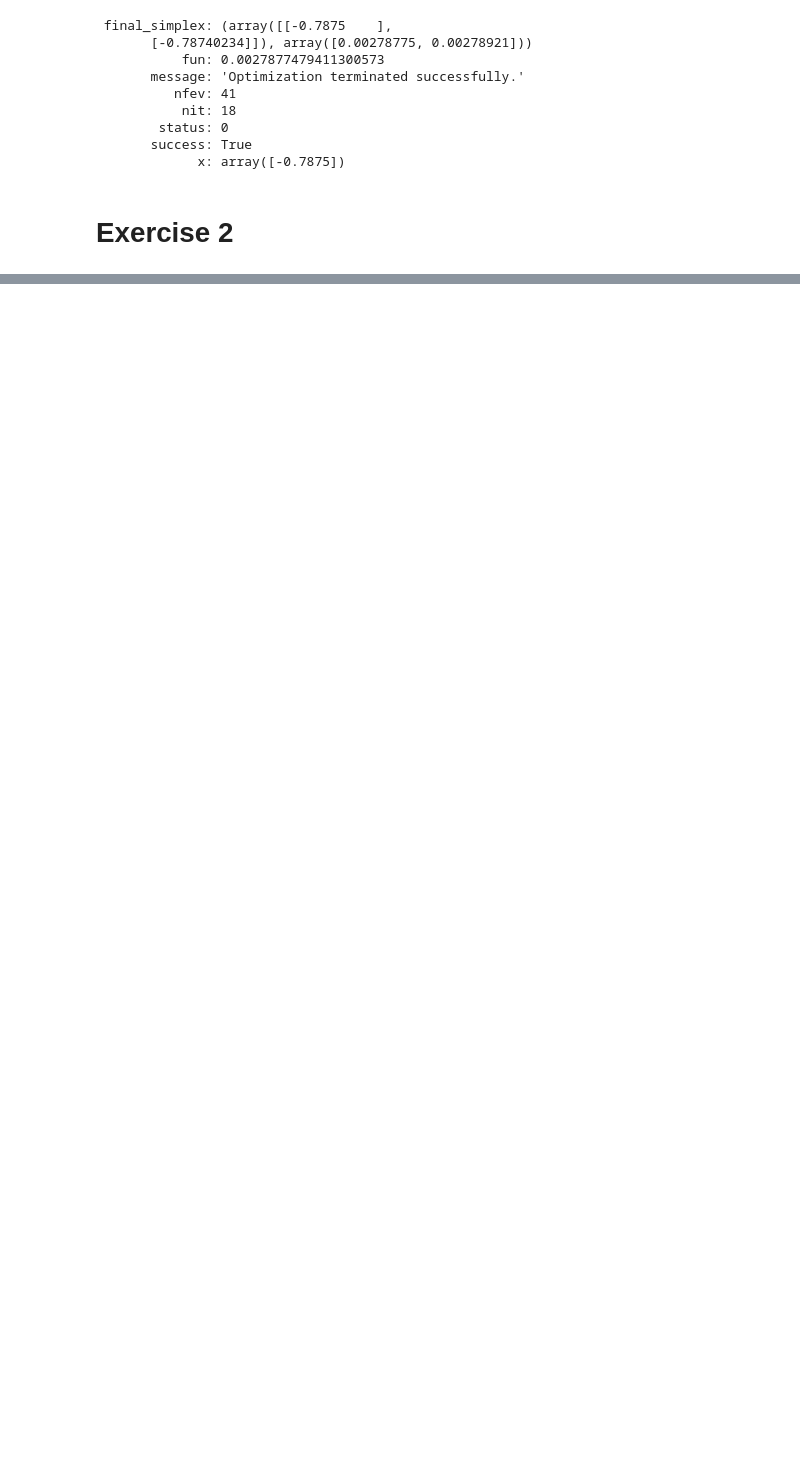
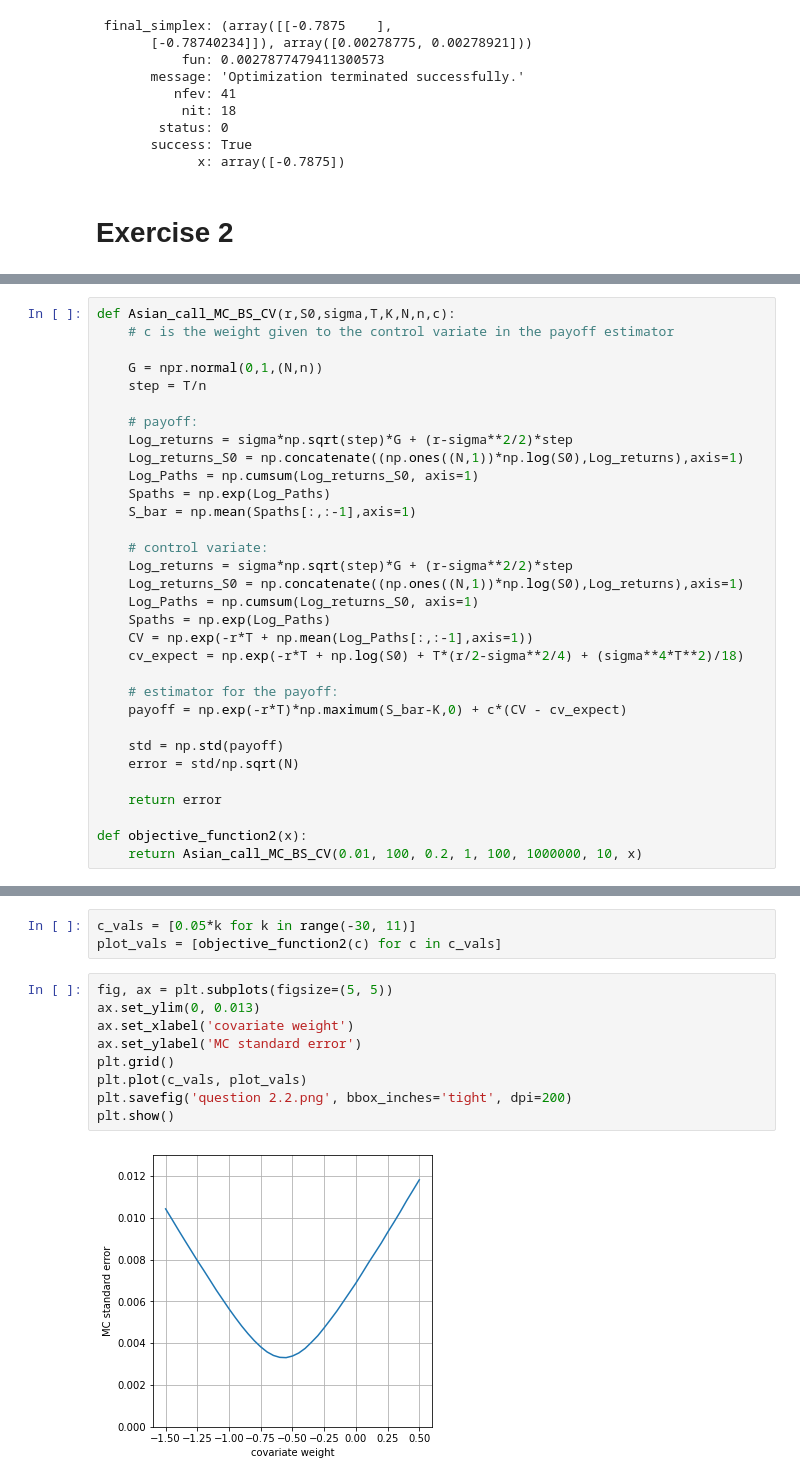
Before and after one commit to AesonF/numerical_analysis_HEC, a Jupyter notebook: numerical_analysis.ipynb, the cells around one changed output, grey strips where cells are left out. Saved outputs shown, nothing was run; the diff lists cells and outputs as text; blank space fills up the shorter version.

```diff
--- a/numerical_analysis.ipynb
+++ b/numerical_analysis.ipynb
@@ -213,0 +242,32 @@ minimize(
+# %%
+def Asian_call_MC_BS_CV(r,S0,sigma,T,K,N,n,c):
+    # c is the weight given to the control variate in the payoff estimator
+
+    G = npr.normal(0,1,(N,n))
+    step = T/n
+
+    # payoff:
+    Log_returns = sigma*np.sqrt(step)*G + (r-sigma**2/2)*step
+    Log_returns_S0 = np.concatenate((np.ones((N,1))*np.log(S0),Log_returns),axis=1)
+    Log_Paths = np.cumsum(Log_returns_S0, axis=1)
+    Spaths = np.exp(Log_Paths)
+    S_bar = np.mean(Spaths[:,:-1],axis=1)
+
+    # control variate:
+    Log_returns = sigma*np.sqrt(step)*G + (r-sigma**2/2)*step
+    Log_returns_S0 = np.concatenate((np.ones((N,1))*np.log(S0),Log_returns),axis=1)
+    Log_Paths = np.cumsum(Log_returns_S0, axis=1)
+    Spaths = np.exp(Log_Paths)
+    CV = np.exp(-r*T + np.mean(Log_Paths[:,:-1],axis=1))
+    cv_expect = np.exp(-r*T + np.log(S0) + T*(r/2-sigma**2/4) + (sigma**4*T**2)/18)
+
+    # estimator for the payoff:
+    payoff = np.exp(-r*T)*np.maximum(S_bar-K,0) + c*(CV - cv_expect)
+
+    std = np.std(payoff)
+    error = std/np.sqrt(N)
+
+    return error
+
+def objective_function2(x):
+    return Asian_call_MC_BS_CV(0.01, 100, 0.2, 1, 100, 1000000, 10, x)
@@ -213,0 +278,14 @@ minimize(
+# %%
+c_vals = [0.05*k for k in range(-30, 11)]
+plot_vals = [objective_function2(c) for c in c_vals]
+# %%
+fig, ax = plt.subplots(figsize=(5, 5))
+ax.set_ylim(0, 0.013)
+ax.set_xlabel('covariate weight')
+ax.set_ylabel('MC standard error')
+plt.grid()
+plt.plot(c_vals, plot_vals)
+plt.savefig('question 2.2.png', bbox_inches='tight', dpi=200)
+plt.show()
+# %% [output]
+[figure, added]
```
Also changed, not shown: parts of 11 cells of this notebook, 1 other file.
